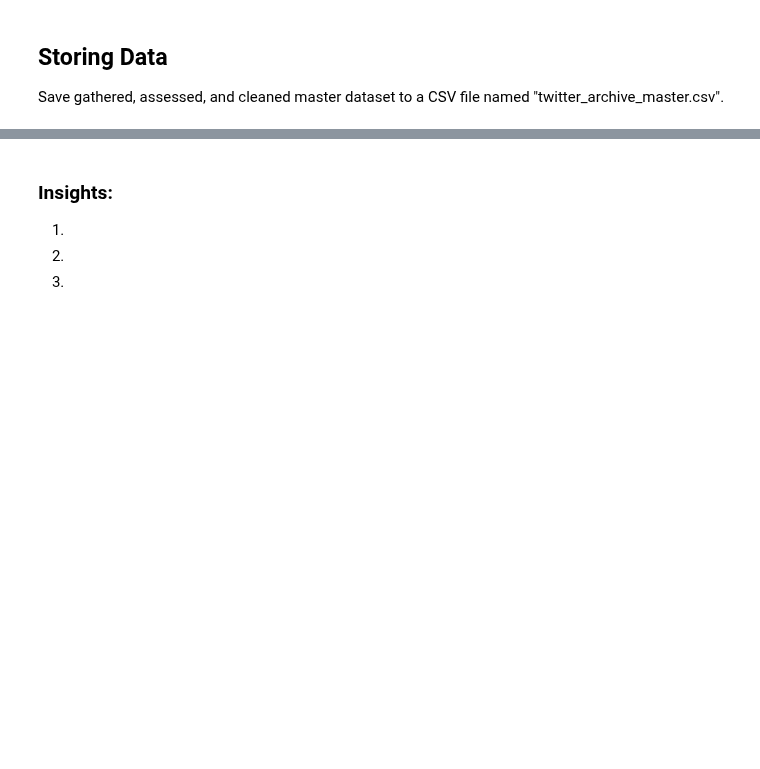
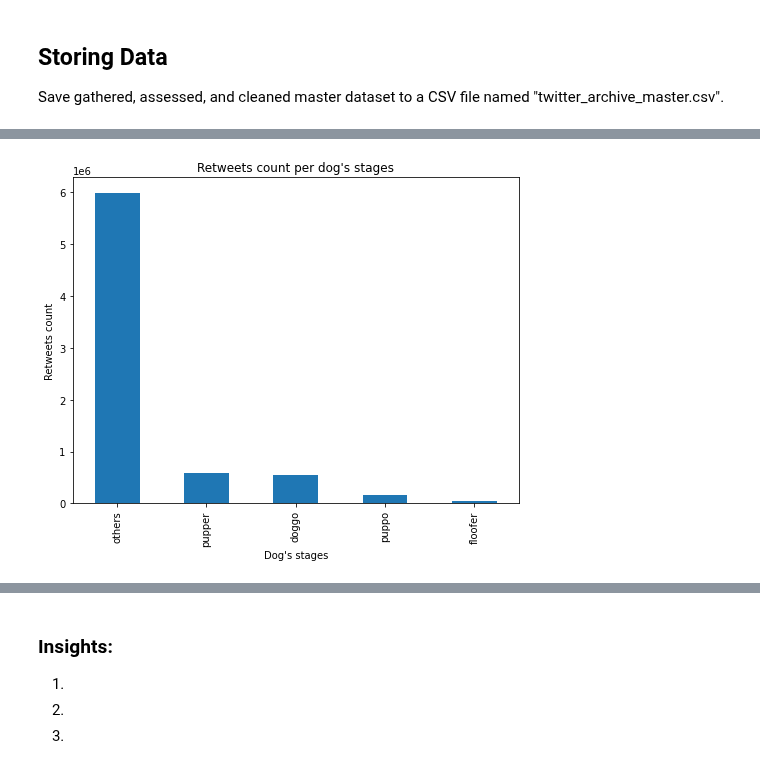
Before and after one commit to patricetg/udacity-data-analyst-project2, a Jupyter notebook: 1 - wrangle_act.ipynb, the cells around one changed output, grey strips where cells are left out. Cells and saved outputs as stored; diff of their text form; code cells hidden in the pictures; blank space fills up the shorter version.

```diff
--- a/1 - wrangle_act.ipynb
+++ b/1 - wrangle_act.ipynb
@@ -1691,0 +1886,6 @@ In this section, analyze and visualize your wrangled data. You must produce at l
+# %%
+# Number of retweets count per dog's stage
+retweets_per_stage_count = tweets_master_df[ ["stage","retweet_count"] ].groupby("stage").sum() \
+                                                                    .loc[:,"retweet_count"]  \
+                                                                    .sort_values(ascending=False)
+retweets_per_stage_count
@@ -1691,0 +1900,9 @@ In this section, analyze and visualize your wrangled data. You must produce at l
+# %%
+# Plot the number of retweets count per dog's stage
+retweets_per_stage_count.plot(kind="bar", figsize=(8,6))
+
+plt.xlabel("Dog's stages")
+plt.ylabel("Retweets count")
+plt.title("Retweets count per dog's stages");
+# %% [output]
+[figure, added]
```
Also changed, not shown: parts of 64 cells of this notebook, 2 other files.
